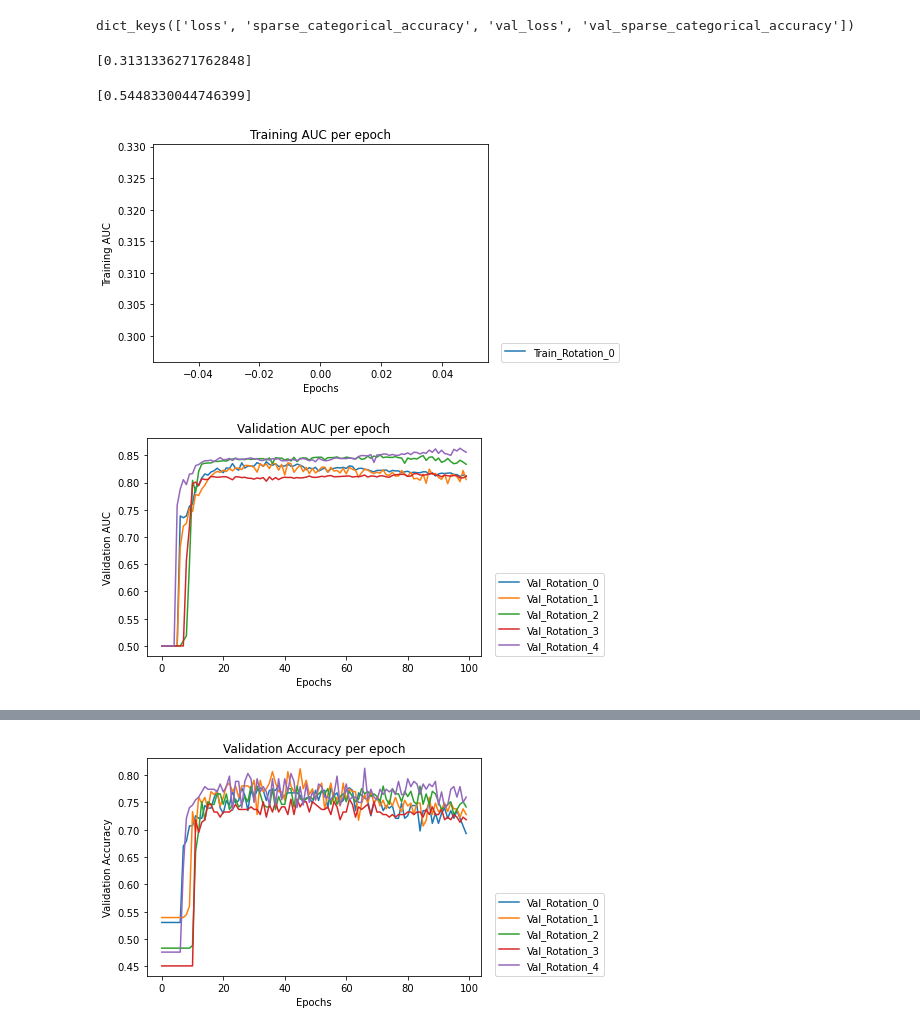
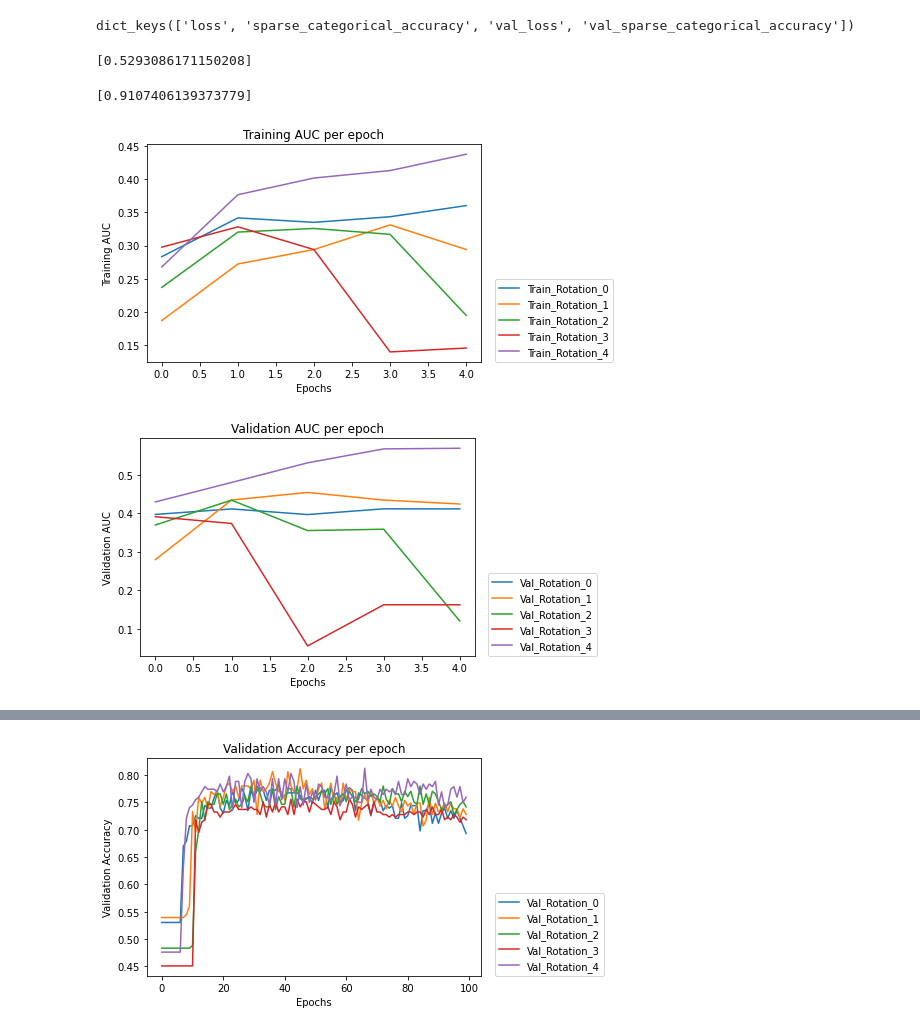
Before and after one commit to rachellb/CS5043_Assignment7, a Jupyter notebook: hw7_Notebook.ipynb, the cells around one changed output, grey strips where cells are left out. Cells and saved outputs as stored; diff of their text form; code cells hidden in the pictures.

```diff
--- a/hw7_Notebook.ipynb
+++ b/hw7_Notebook.ipynb
@@ -30,7 +30,7 @@ def read_all_rotations(dirname, filebase):
 # %% [markdown]
 # Training and Validation Curves
 # %%
-filebase = ("amino__epochs_1__hidden_100_5_LR_0-001000_ntrain_01_rot_00_results.pkl") #Select this ntraining number resultsresultsList = read_all_rotations('results/P1', filebase) #Read all of those into resultsList
+filebase = ("amino_short__epochs_5__hidden_15_10_5_drop_0-300_L2_0-000100_LR_0-001000_ntrain_03_rot_*_results.pkl") #Select this ntraining number resultsresultsList = read_all_rotations('results/P1', filebase) #Read all of those into resultsList
 resultsList = read_all_rotations('results', filebase) #Read all of those into resultsList
 # %%
 resultsList[0]['history'].keys()
@@ -39,11 +39,11 @@ dict_keys(['loss', 'sparse_categorical_accuracy', 'val_loss', 'val_sparse_catego
 # %%
 resultsList[0]['history']['sparse_categorical_accuracy']
 # %% [output]
-[0.3131336271762848]
+[0.5293086171150208]
 # %%
 resultsList[0]['history']['val_sparse_categorical_accuracy']
 # %% [output]
-[0.5448330044746399]
+[0.9107406139373779]
 # %%
 for i in range(len(resultsList)):
     plt.plot(resultsList[i]['history']['sparse_categorical_accuracy'], label=(("Train_Rotation_%s")%(str(i))))
@@ -55,19 +55,19 @@ plt.legend(loc=(1.04,0))
 plt.savefig('Figure1.png')
 plt.show()
 # %% [output]
-[figure, old version]
+[figure, new version]
 # %%
 for i in range(len(resultsList)):
-    plt.plot(resultsList[i]['history']['val_auc'], label=(("Val_Rotation_%s")%(str(i))))
+    plt.plot(resultsList[i]['history']['val_sparse_categorical_accuracy'], label=(("Val_Rotation_%s")%(str(i))))
 
 plt.ylabel('Validation AUC')
 plt.xlabel('Epochs')
 plt.title("Validation AUC per epoch")
 plt.legend(loc=(1.04,0))
 plt.savefig('Figure2.png')
 plt.show()
 # %% [output]
-[figure, old version]
+[figure, new version]
 # %%
 for i in range(len(resultsList)):
     plt.plot(resultsList[i]['history']['binary_accuracy'], label=(("Train_Rotation_%s")%(str(i))))
```
Also changed, not shown: parts of 1 cell of this notebook, 2 other files.
